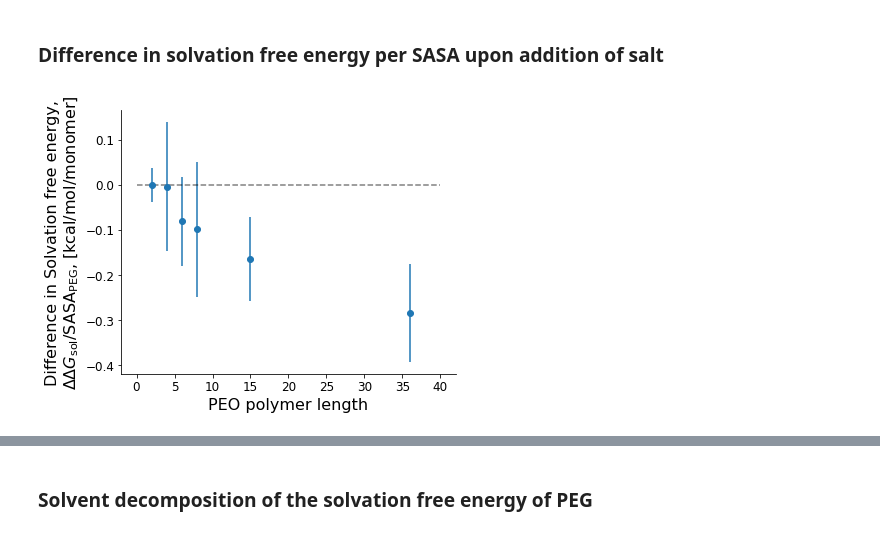
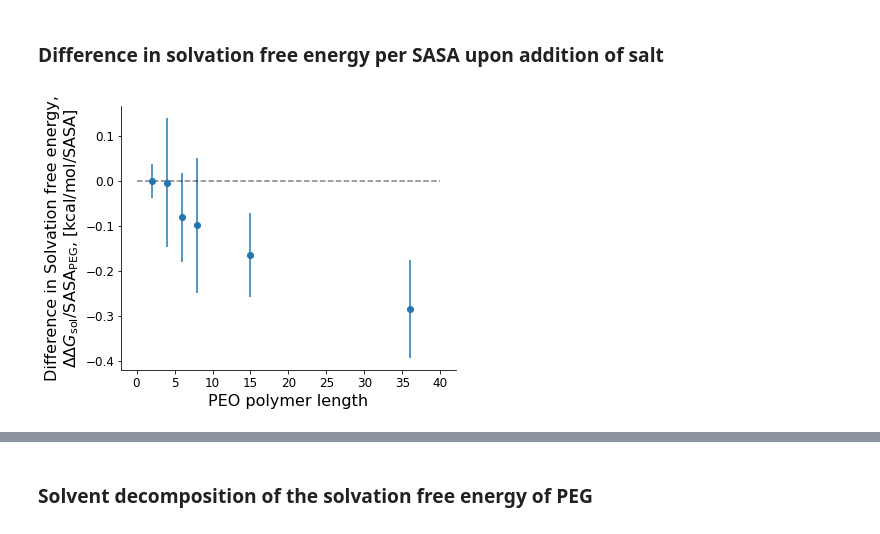
Before and after one commit to SHervoe-Hansen/PEO_solubility_in_NaCl, a Jupyter notebook: Analysis.ipynb, the cells around one changed output, grey strips where cells are left out. Drawn from its saved outputs; the diff is of its cells as text; code cells hidden in the pictures.

Commit message:
Updated notebook and figures

```diff
--- a/Analysis.ipynb
+++ b/Analysis.ipynb
@@ -78,7 +78,7 @@ nmers = [2, 4, 6, 8, 15, 36]
 
 salts = {
          'No_salt': {'Cation': 'No_', 'Anion': 'salt' },
-         'NaCl'   : {'Cation': 'Na' , 'Anin': 'Cl'   },
+#         'NaCl'   : {'Cation': 'Na' , 'Anin': 'Cl'   },
 #         'CsCl'   : {'Cation': 'Cs' , 'Anion': 'Cl'   },
          'NaSCN'  : {'Cation': 'Na' , 'Anion': 'SCN'  },
 #         'CsSCN'  : {'Cation': 'Cs' , 'Anion': 'SCN'  },
@@ -575,35 +550,35 @@ for i, nmer in enumerate(nmers):
         traj = md.load_xtc('Simulations/PEG{}mer/{}/trajectory_sol.xtc'.format(nmer, condition),
                            top='PDB_files/PEO-{}-mer.pdb'.format(nmer), atom_indices=PEG_indices)
         sasa = md.shrake_rupley(traj, mode='residue')
 
         with open('Simulations/PEG{}mer/NaSCN/1.00/ermod.out'.format(nmer)) as f:
             lines = f.readlines()
         f.close()
         for lineNR, line in enumerate(lines):
             if "cumulative average & 95% error for solvation free energy" in line:
                 slvfe[i][j] = float(lines[lineNR+10].split()[1]) / sasa.sum(axis=1).mean()
                 slvfe_err[i][j] = float(lines[lineNR+10].split()[2]) / sasa.sum(axis=1).mean()
                 break
 
 slvfe = unumpy.uarray(slvfe, slvfe_err)
 
 sims = ax.errorbar(nmers, unumpy.nominal_values(np.diff(slvfe)).T[0],
                    yerr=unumpy.std_devs(np.diff(slvfe)).T[0],
                    marker='o', linestyle='None', color='C0', alpha=1)
 
 ax.hlines(0, xmin=0, xmax=40, colors='black', linestyle='dashed', alpha=0.5)
 
 ax.set_xlabel('PEO polymer length', fontsize=16)
-ax.set_ylabel('Difference in Solvation free energy,\n$\Delta\Delta G_{\mathrm{sol}}/\mathrm{SASA}_{\mathrm{PEG}}$, [kcal/mol/monomer]', fontsize=16)
+ax.set_ylabel('Difference in Solvation free energy,\n$\Delta\Delta G_{\mathrm{sol}}/\mathrm{SASA}_{\mathrm{PEG}}$, [kcal/mol/SASA]', fontsize=16)
 ax.tick_params(axis='both', which='major', labelsize=12)
 ax.spines['right'].set_visible(False)
 ax.spines['top'].set_visible(False)
 
 
 fig.tight_layout()
 fig.savefig('Figures/PEG_polymerlength_salt_difference_SASA_scaled.pdf', bbox_inches='tight')
 # %% [output]
-[figure, old version]
+[figure, new version]
 # %%
 fig, axes = plt.subplots(nrows=1, ncols=6, figsize=(16,4))
 
```
Also changed, not shown: parts of 5 cells of this notebook, 6 other files.
